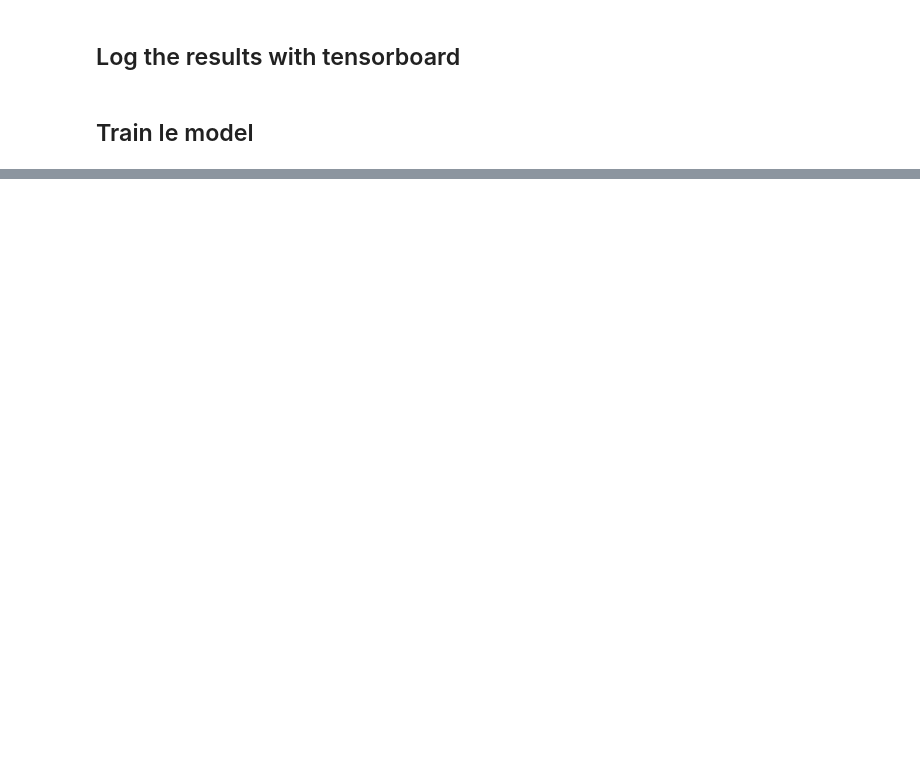
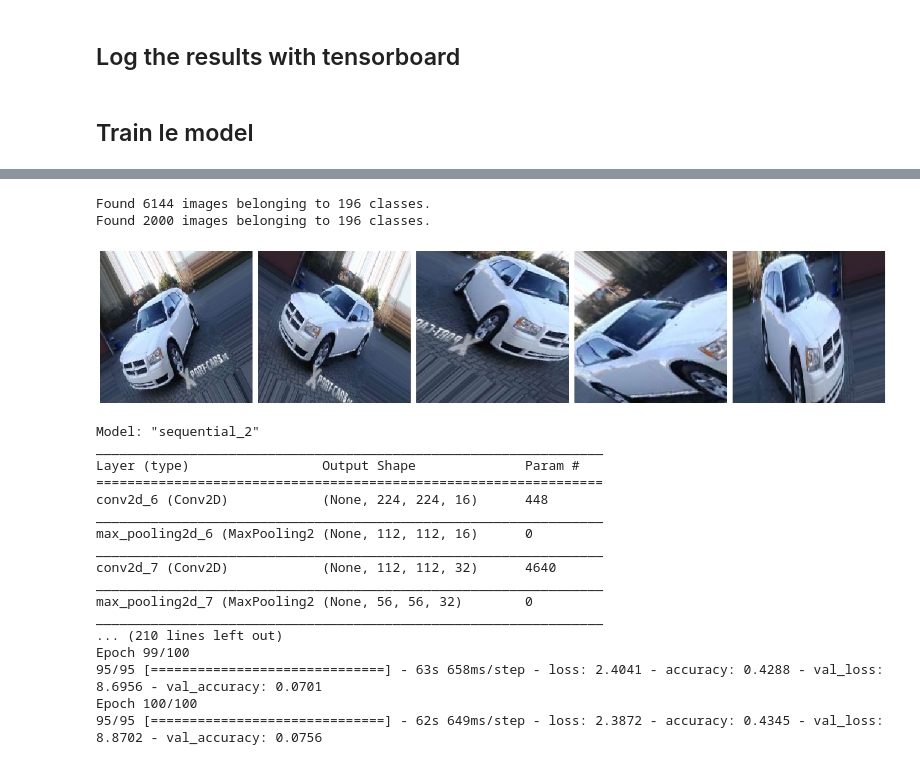
Before and after one commit to sampiecz/AI_Group_Project, a Jupyter notebook: AI_Group_Project.ipynb, the cells around one changed output, grey strips where cells are left out. Saved outputs shown, nothing was run; the diff lists cells and outputs as text; code cells hidden in the pictures; blank space fills up the shorter version.

```diff
--- a/AI_Group_Project.ipynb
+++ b/AI_Group_Project.ipynb
@@ -194,0 +283,80 @@ Epoch 15/15
+# %%
+epochs = 100
+
+#Rescale the images
+train_image_generator = ImageDataGenerator(
+                            rescale=1./255,
+                            rotation_range=45,
+                            width_shift_range=.15,
+                            height_shift_range=.15,
+                            horizontal_flip=True,
+                            zoom_range=0.5
+                        )
+
+test_image_generator = ImageDataGenerator(rescale=1./255)
+
+# Run images through the image generators
+train_data_gen = train_image_generator.flow_from_directory(batch_size=batch_size,
+                                                           directory=train_images_dir,
+                                                           target_size=(IMG_HEIGHT, IMG_WIDTH),
+                                                           shuffle=True,
+                                                           class_mode='categorical')
+
+test_data_gen = test_image_generator.flow_from_directory(batch_size=batch_size,
+                                                             directory=test_images_dir,
+                                                             target_size=(IMG_HEIGHT, IMG_WIDTH),
+                                                             class_mode='categorical')
+
+augmented_images = [train_data_gen[0][0][0] for i in range(5)]
+plotImages(augmented_images)
+
+# It's sequential with 3 Convolutional layers and two dense layers.
+model = Sequential([
+    Conv2D(16, 3, padding='same', activation='relu', input_shape=(IMG_HEIGHT, IMG_WIDTH ,3)),
+    MaxPooling2D(),
+    Conv2D(32, 3, padding='same', activation='relu'),
+    MaxPooling2D(),
+    Conv2D(64, 3, padding='same', activation='relu'),
+    MaxPooling2D(),
+    Flatten(),
+    Dense(512, activation='relu'),
+    Dense(196, activation='softmax')
+])
+
+# Complile model
+model.compile(optimizer='rmsprop',
+              loss='categorical_crossentropy',
+              metrics=['accuracy'])
+
+# View all of the layers of the network
+model.summary()
+
+history = model.fit_generator(
+    train_data_gen,
+    steps_per_epoch=6114 // batch_size,
+    epochs=epochs,
+    validation_data=test_data_gen,
+    validation_steps=2000 // batch_size,
+    callbacks=[logger]
+)
+# %% [output]
+Found 6144 images belonging to 196 classes.
+Found 2000 images belonging to 196 classes.
+[figure, added]
+Model: "sequential_2"
+_________________________________________________________________
+Layer (type)                 Output Shape              Param #
+=================================================================
+conv2d_6 (Conv2D)            (None, 224, 224, 16)      448
+_________________________________________________________________
+max_pooling2d_6 (MaxPooling2 (None, 112, 112, 16)      0
+_________________________________________________________________
+conv2d_7 (Conv2D)            (None, 112, 112, 32)      4640
+_________________________________________________________________
+max_pooling2d_7 (MaxPooling2 (None, 56, 56, 32)        0
+_________________________________________________________________
+... (210 lines left out)
+Epoch 99/100
+95/95 [==============================] - 63s 658ms/step - loss: 2.4041 - accuracy: 0.4288 - val_loss: 8.6956 - val_accuracy: 0.0701
+Epoch 100/100
+95/95 [==============================] - 62s 649ms/step - loss: 2.3872 - accuracy: 0.4345 - val_loss: 8.8702 - val_accuracy: 0.0756
```
Also changed, not shown: parts of 13 cells of this notebook, 44 other files.
